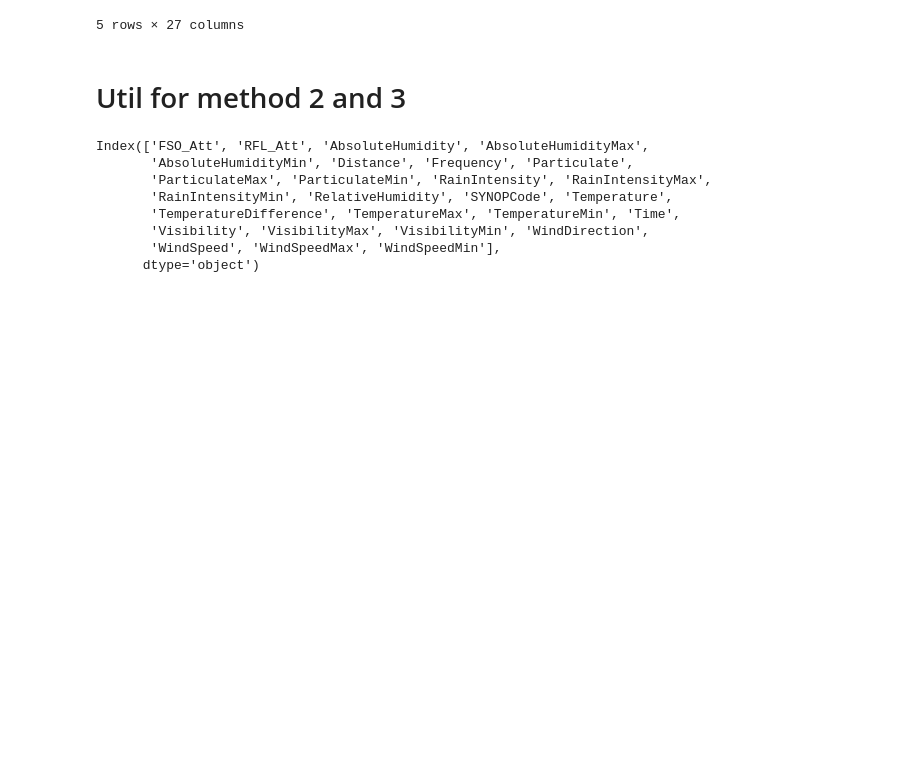
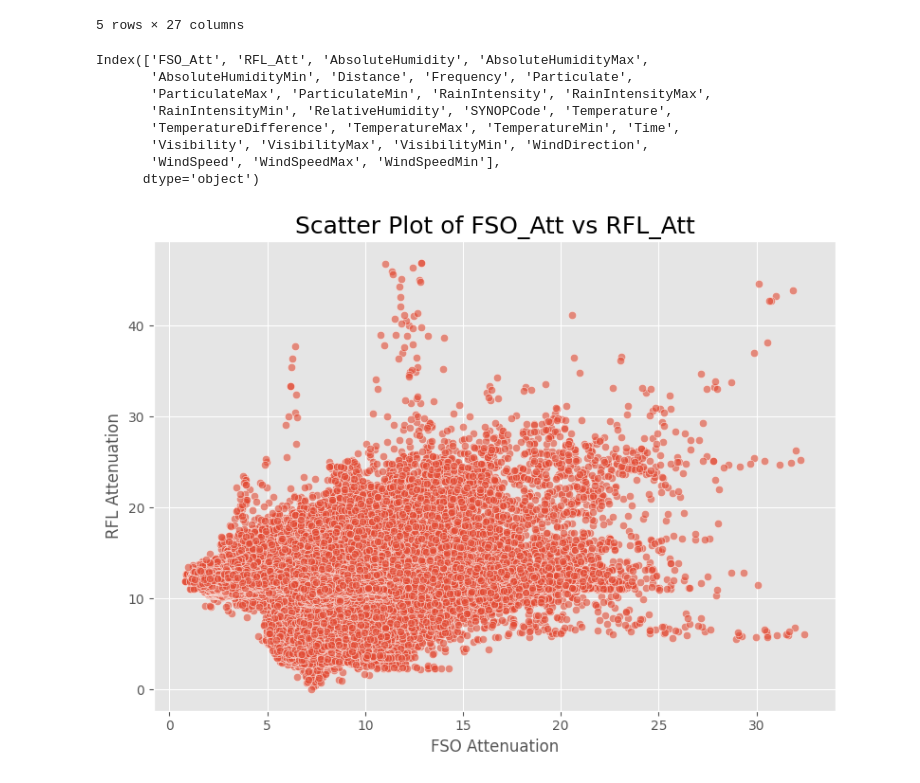
Before and after one commit to nithin0609/Hybrid-Optical-RF-Communication-Model, a Jupyter notebook: RF_Models_V2.ipynb, the cells around one changed output. Drawn from its saved outputs; the diff is of its cells as text; code cells hidden in the pictures; blank space fills up the shorter version.

```diff
--- a/RF_Models_V2.ipynb
+++ b/RF_Models_V2.ipynb
@@ -28,8 +31,6 @@ data.head()
 | 3 | 6.949288 | 4.317853 | 16.820880 | 17.066776 | 15.895622 | 2114.632339 | 73500000000 | ... |
 | 4 | 7.361052 | 6.114514 | 16.813820 | 17.953974 | 15.227225 | 2116.786055 | 83500000000 | ... |
 5 rows × 27 columns
-# %% [markdown]
-# Util for method 2 and 3
 # %%
 data.columns
 # %% [output]
@@ -41,3 +42,13 @@ Index(['FSO_Att', 'RFL_Att', 'AbsoluteHumidity', 'AbsoluteHumidityMax',
        'Visibility', 'VisibilityMax', 'VisibilityMin', 'WindDirection',
        'WindSpeed', 'WindSpeedMax', 'WindSpeedMin'],
       dtype='object')
+# %%
+plt.figure(figsize=(8, 6))
+sns.scatterplot(data=data, x='FSO_Att', y='RFL_Att', alpha=0.6)
+plt.title('Scatter Plot of FSO_Att vs RFL_Att', fontsize=plot_font_size)
+plt.xlabel('FSO Attenuation')
+plt.ylabel('RFL Attenuation')
+plt.tight_layout()
+plt.show()
+# %% [output]
+[figure, added]
```
Also changed, not shown: parts of 21 cells of this notebook, 1 other file.
